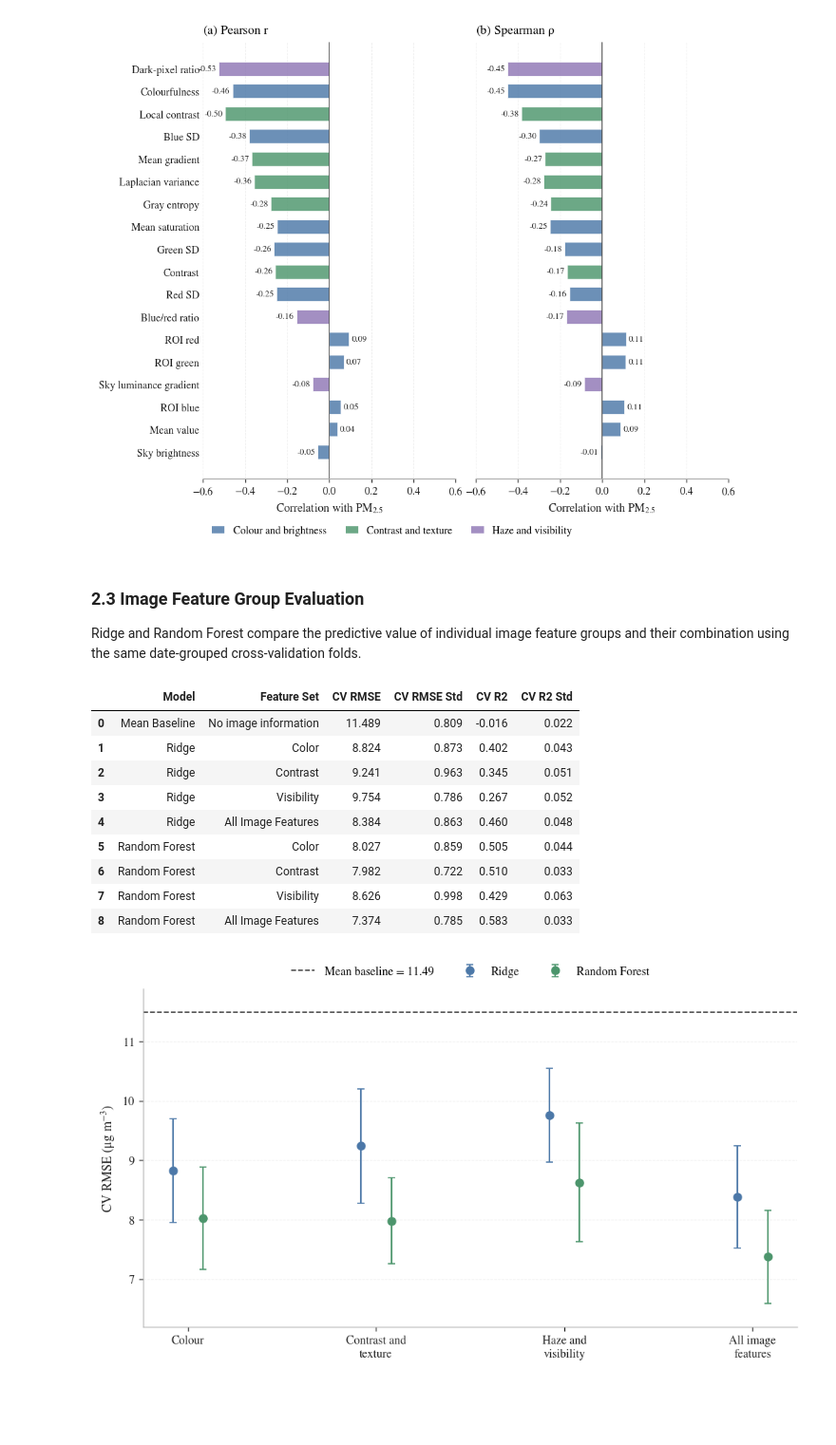
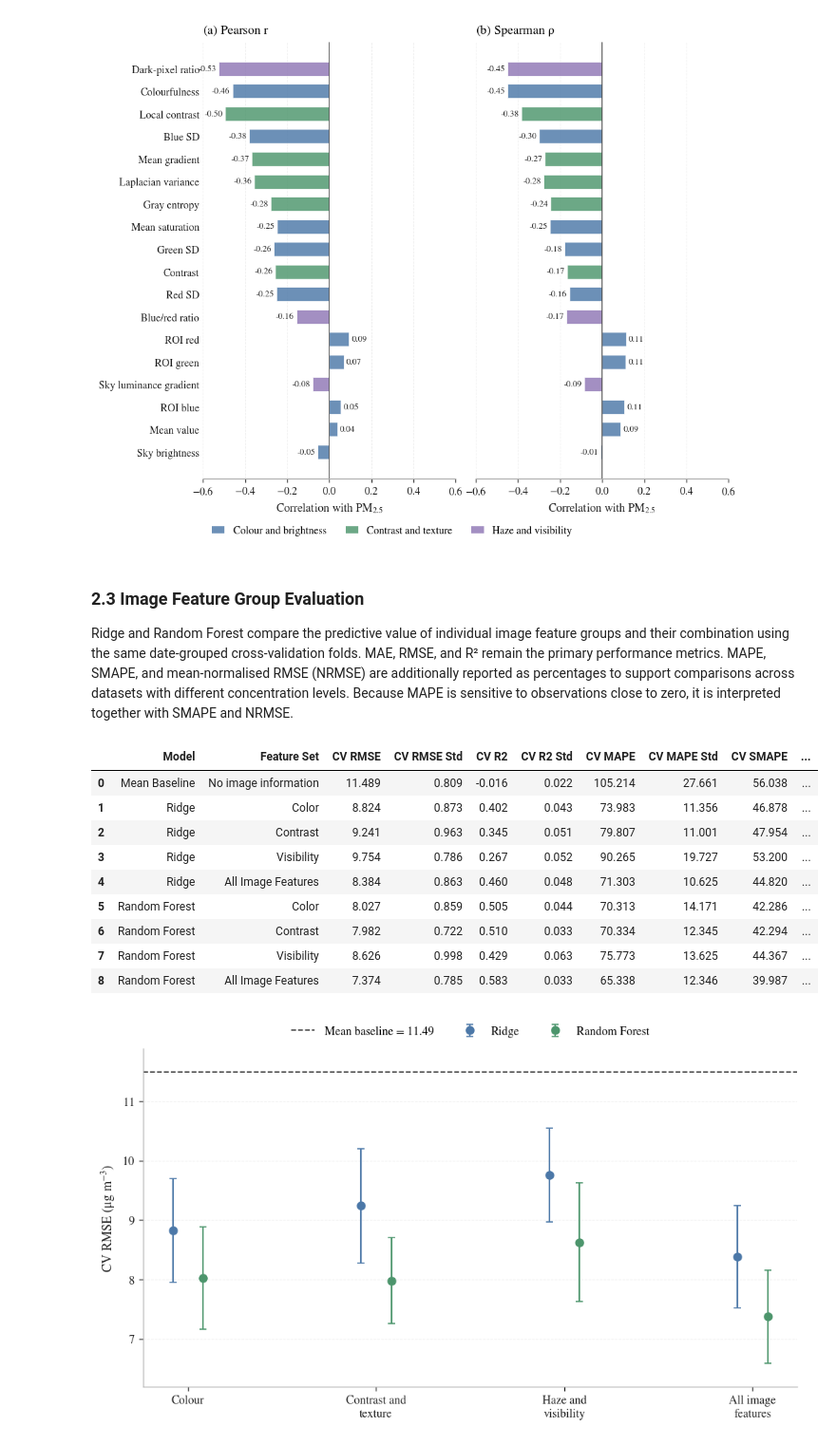
Before and after one commit to gisgeolab/aqpictures, a Jupyter notebook: notebooks/03_image_features_and_multisource_data_evaluation.ipynb, the cells around one changed output. Shown at 95% size. Drawn from its saved outputs; the diff is of its cells as text; code cells hidden in the pictures; blank space fills up the shorter version.

```diff
--- a/notebooks/03_image_features_and_multisource_data_evaluation.ipynb
+++ b/notebooks/03_image_features_and_multisource_data_evaluation.ipynb
@@ -553,7 +553,11 @@ plt.show()
 
 Ridge and Random Forest compare the predictive value of individual image
 feature groups and their combination using the same date-grouped
-cross-validation folds.
+cross-validation folds. MAE, RMSE, and R² remain the primary performance
+metrics. MAPE, SMAPE, and mean-normalised RMSE (NRMSE) are additionally
+reported as percentages to support comparisons across datasets with
+different concentration levels. Because MAPE is sensitive to observations
+close to zero, it is interpreted together with SMAPE and NRMSE.
 # %%
 # Define ROI image feature groups
 
@@ -663,43 +667,49 @@ image_group_fold_results = pd.concat(
 
 display(
     pd.concat(
         [image_baseline_result, image_group_results],
         ignore_index=True,
     )[
         [
             "Model",
             "Feature Set",
             "CV RMSE",
             "CV RMSE Std",
             "CV R2",
             "CV R2 Std",
+            "CV MAPE",
+            "CV MAPE Std",
+            "CV SMAPE",
+            "CV SMAPE Std",
+            "CV NRMSE",
+            "CV NRMSE Std",
         ]
     ].round(3)
 )
 
 image_group_results.to_csv(
     RESULTS_DIR / "image_group_cv_results.csv", index=False
 )
 image_group_fold_results.to_csv(
     RESULTS_DIR / "image_group_fold_results.csv", index=False
 )
 image_baseline_result.to_csv(
     RESULTS_DIR / "image_baseline_cv_result.csv", index=False
 )
 image_baseline_fold_results.to_csv(
     RESULTS_DIR / "image_baseline_fold_results.csv", index=False
 )
 # %% [output]
-|  | Model | Feature Set | CV RMSE | CV RMSE Std | CV R2 | CV R2 Std |
-| 0 | Mean Baseline | No image information | 11.489 | 0.809 | -0.016 | 0.022 |
-| 1 | Ridge | Color | 8.824 | 0.873 | 0.402 | 0.043 |
-| 2 | Ridge | Contrast | 9.241 | 0.963 | 0.345 | 0.051 |
-| 3 | Ridge | Visibility | 9.754 | 0.786 | 0.267 | 0.052 |
-| 4 | Ridge | All Image Features | 8.384 | 0.863 | 0.460 | 0.048 |
-| 5 | Random Forest | Color | 8.027 | 0.859 | 0.505 | 0.044 |
-| 6 | Random Forest | Contrast | 7.982 | 0.722 | 0.510 | 0.033 |
-| 7 | Random Forest | Visibility | 8.626 | 0.998 | 0.429 | 0.063 |
-| 8 | Random Forest | All Image Features | 7.374 | 0.785 | 0.583 | 0.033 |
+|  | Model | Feature Set | CV RMSE | CV RMSE Std | CV R2 | CV R2 Std | CV MAPE | CV MAPE Std | CV SMAPE | ... |
+| 0 | Mean Baseline | No image information | 11.489 | 0.809 | -0.016 | 0.022 | 105.214 | 27.661 | 56.038 | ... |
+| 1 | Ridge | Color | 8.824 | 0.873 | 0.402 | 0.043 | 73.983 | 11.356 | 46.878 | ... |
+| 2 | Ridge | Contrast | 9.241 | 0.963 | 0.345 | 0.051 | 79.807 | 11.001 | 47.954 | ... |
+| 3 | Ridge | Visibility | 9.754 | 0.786 | 0.267 | 0.052 | 90.265 | 19.727 | 53.200 | ... |
+| 4 | Ridge | All Image Features | 8.384 | 0.863 | 0.460 | 0.048 | 71.303 | 10.625 | 44.820 | ... |
+| 5 | Random Forest | Color | 8.027 | 0.859 | 0.505 | 0.044 | 70.313 | 14.171 | 42.286 | ... |
+| 6 | Random Forest | Contrast | 7.982 | 0.722 | 0.510 | 0.033 | 70.334 | 12.345 | 42.294 | ... |
+| 7 | Random Forest | Visibility | 8.626 | 0.998 | 0.429 | 0.063 | 75.773 | 13.625 | 44.367 | ... |
+| 8 | Random Forest | All Image Features | 7.374 | 0.785 | 0.583 | 0.033 | 65.338 | 12.346 | 39.987 | ... |
 # %%
 # Development CV performance of ROI image feature groups
 
```
Also changed, not shown: parts of 2 cells of this notebook, 37 other files.
